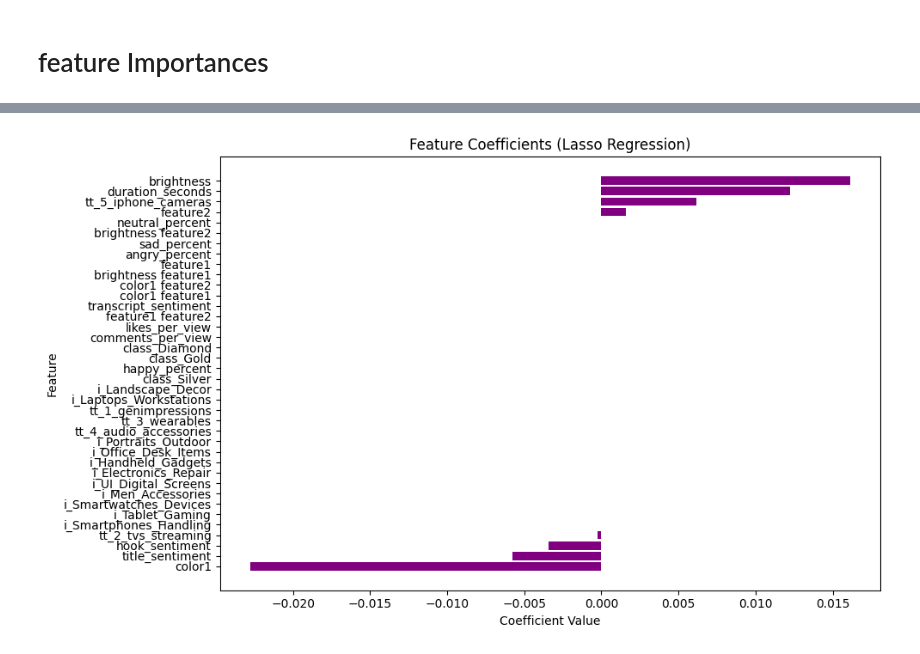
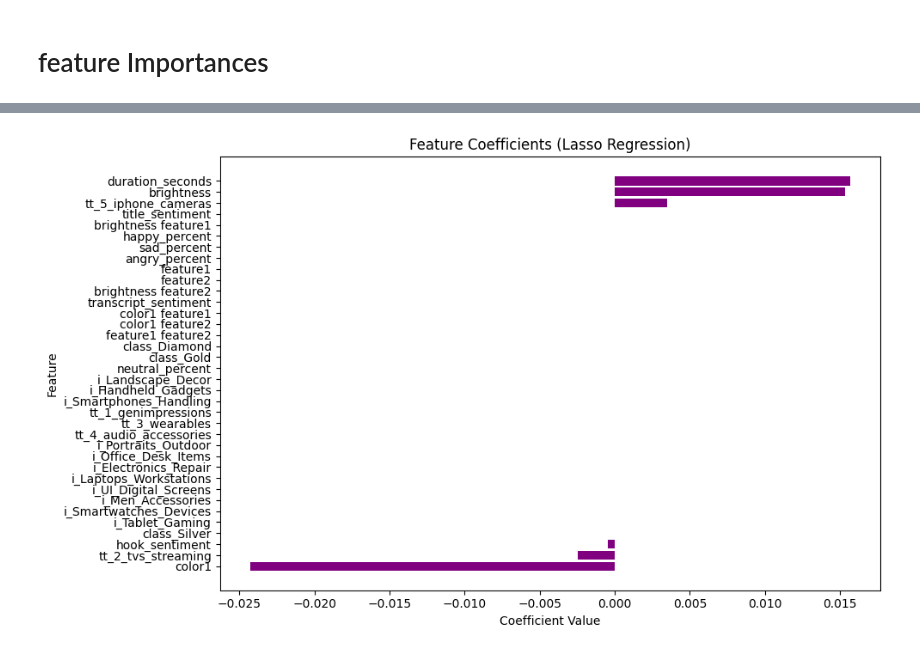
Before and after one commit to MichaelCrosson/YoutubeVideoAnalysis, a Jupyter notebook: uni_df.ipynb, the cells around one changed output, grey strips where cells are left out. Cells and saved outputs as stored; diff of their text form; code cells hidden in the pictures.

```diff
--- a/uni_df.ipynb
+++ b/uni_df.ipynb
@@ -549,0 +546,42 @@ results_df
+# %%
+from sklearn.model_selection import GridSearchCV
+
+# Define parameter grids for each model
+param_grids = {
+    'Linear Regression': {},  # No hyperparameters for LinearRegression
+    'Ridge Regression': {'alpha': [0.1, 1.0, 10.0, 100.0]},
+    'Lasso Regression': {'alpha': [0.001, 0.01, 0.0001]},
+    'Decision Tree Regressor': {
+        'max_depth': [3, 5, 10, None],
+        'min_samples_split': [2, 5, 10]
+    },
+    'Random Forest Regressor': {
+        'n_estimators': [50, 100, 200],
+        'max_depth': [3, 5, 10, None],
+        'min_samples_split': [2, 5, 10]
+    }
+}
+# %%
+best_models = {}
+for name, model in models.items():
+    print(f"Tuning {name}...")
+    param_grid = param_grids[name]
+    if param_grid:  # Skip models without hyperparameters
+        grid_search = GridSearchCV(
+            estimator=model,
+            param_grid=param_grid,
+            scoring='neg_mean_squared_error',  # Use MSE for regression
+            cv=5,  # 5-fold cross-validation
+            n_jobs=-1
+        )
+        grid_search.fit(X, y)  # Replace X, y with your data
+        best_models[name] = grid_search.best_estimator_
+        print(f"Best parameters for {name}: {grid_search.best_params_}")
+    else:
+        # For models without hyperparameters, just add the base model
+        best_models[name] = model.fit(X, y)
+
+# Display the best models
+print("Best Models:")
+for name, model in best_models.items():
+    print(f"{name}: {model}")
@@ -655,22 +758,22 @@ plt.show()
 # %%
 # Coefficients for Lasso Regression
-lasso_model = models['Lasso Regression']
+lasso_model = best_models['Lasso Regression']
 lasso_coefficients = lasso_model.coef_
 
 # Create a DataFrame for coefficients
 lasso_coefficients_df = pd.DataFrame({'Feature': X.columns, 'Coefficient': lasso_coefficients})
 
 # Sort the DataFrame by coefficient values in descending order (absolute values for impact)
 lasso_coefficients_df = lasso_coefficients_df.sort_values(by='Coefficient', ascending=False)
 
 # Plot Sorted Coefficients
 plt.figure(figsize=(10, 6))
 plt.barh(lasso_coefficients_df['Feature'], lasso_coefficients_df['Coefficient'], color='purple')
 plt.title('Feature Coefficients (Lasso Regression)')
 plt.xlabel('Coefficient Value')
 plt.ylabel('Feature')
 plt.gca().invert_yaxis()  # Invert y-axis to have the largest coefficients on top
 plt.tight_layout()
 plt.show()
 # %% [output]
-[figure, old version]
+[figure, new version]
```
Also changed, not shown: parts of 24 cells of this notebook.
